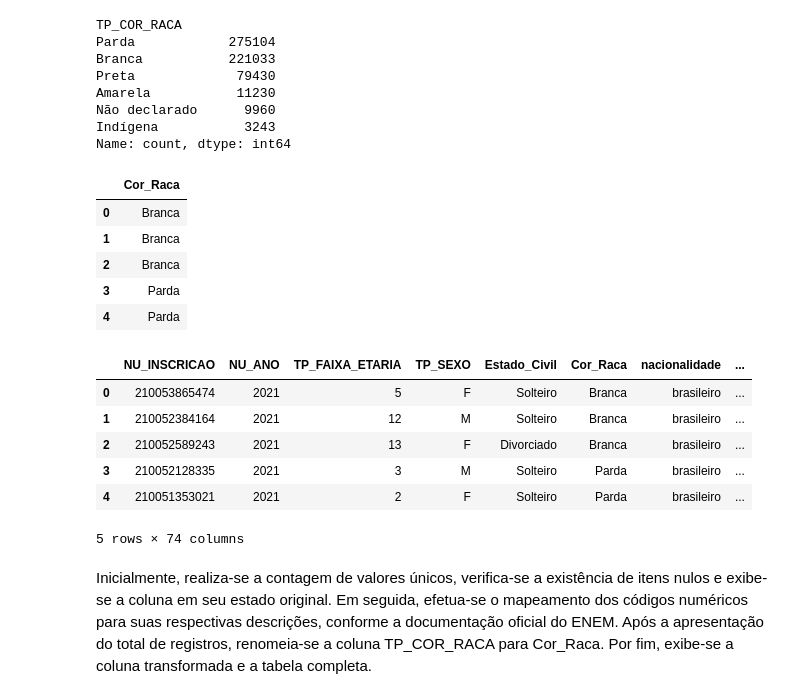
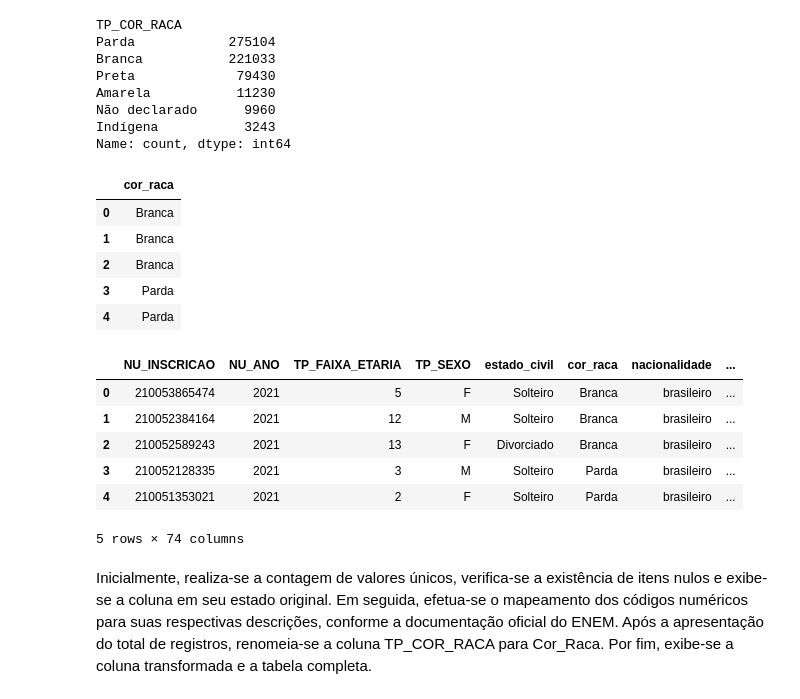
Before and after one commit to alicemaca/projeto_BD_equipe1, a Jupyter notebook: notebooks/ETL.ipynb, the cells around one changed output. Saved outputs shown, nothing was run; the diff lists cells and outputs as text; code cells hidden in the pictures.

```diff
--- a/notebooks/ETL.ipynb
+++ b/notebooks/ETL.ipynb
@@ -1150,8 +1150,8 @@ Divorciado         7591
 Viúvo               435
 Name: count, dtype: int64
 # %%
-df.rename(columns={'TP_ESTADO_CIVIL': 'Estado_Civil'}, inplace=True) #renomear a coluna
-display(df[['Estado_Civil']].head(5)) #display só da tabela Estado_Civil
+df.rename(columns={'TP_ESTADO_CIVIL': 'estado_civil'}, inplace=True) #renomear a coluna
+display(df[['estado_civil']].head(5)) #display só da tabela Estado_Civil
 print("\n")
 display(df.head(5)) #display da tabela toda
 # %% [output]
@@ -1204,18 +1204,18 @@ Não declarado      9960
 Indígena           3243
 Name: count, dtype: int64
 # %%
-df.rename(columns={'TP_COR_RACA': 'Cor_Raca'}, inplace=True) #renomear a coluna
-display(df[['Cor_Raca']].head(5))  #display só da tabela Cor_Raca
+df.rename(columns={'TP_COR_RACA': 'cor_raca'}, inplace=True) #renomear a coluna
+display(df[['cor_raca']].head(5))  #display só da tabela Cor_Raca
 print("\n")
 display(df.head(5)) #display da tabela toda
 # %% [output]
-|  | Cor_Raca |
+|  | cor_raca |
 | 0 | Branca |
 | 1 | Branca |
 | 2 | Branca |
 | 3 | Parda |
 | 4 | Parda |
-|  | NU_INSCRICAO | NU_ANO | TP_FAIXA_ETARIA | TP_SEXO | Estado_Civil | Cor_Raca | nacionalidade | ... |
+|  | NU_INSCRICAO | NU_ANO | TP_FAIXA_ETARIA | TP_SEXO | estado_civil | cor_raca | nacionalidade | ... |
 | 0 | 210053865474 | 2021 | 5 | F | Solteiro | Branca | brasileiro | ... |
 | 1 | 210052384164 | 2021 | 12 | M | Solteiro | Branca | brasileiro | ... |
 | 2 | 210052589243 | 2021 | 13 | F | Divorciado | Branca | brasileiro | ... |
```
Also changed, not shown: parts of 12 cells of this notebook.
